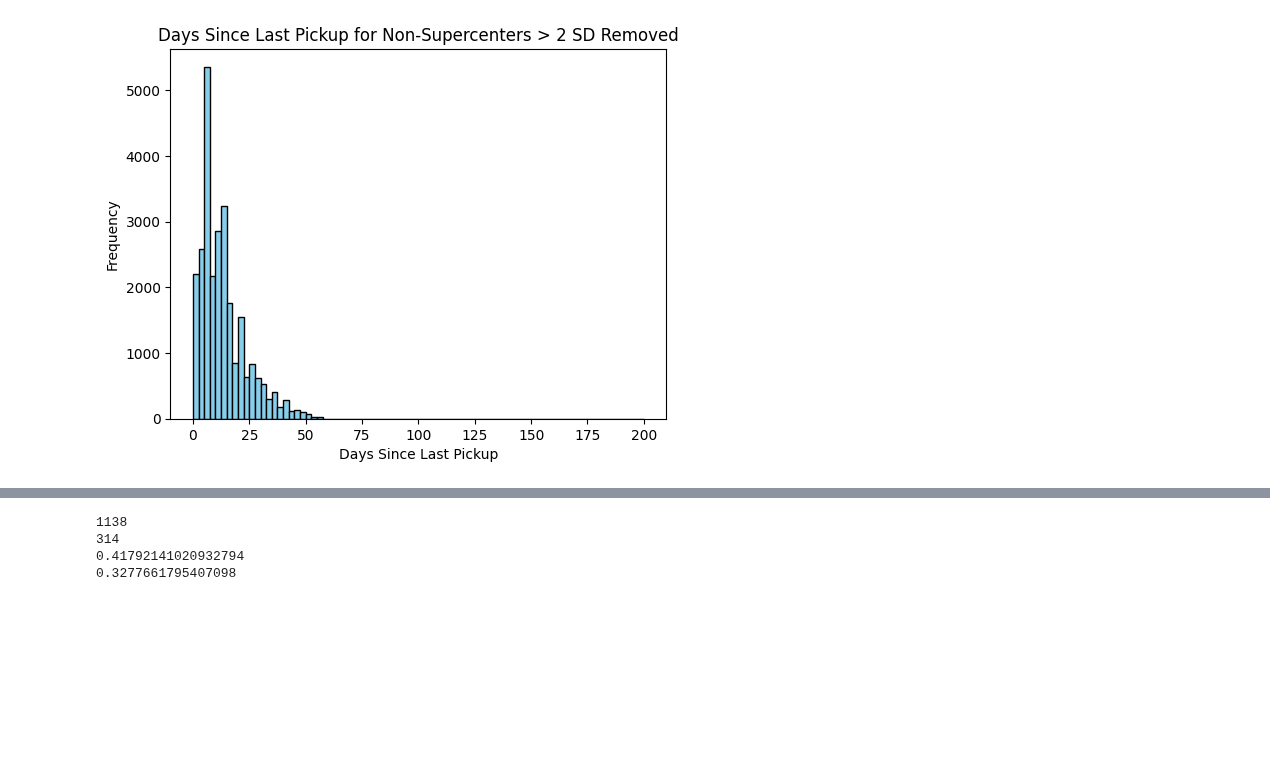
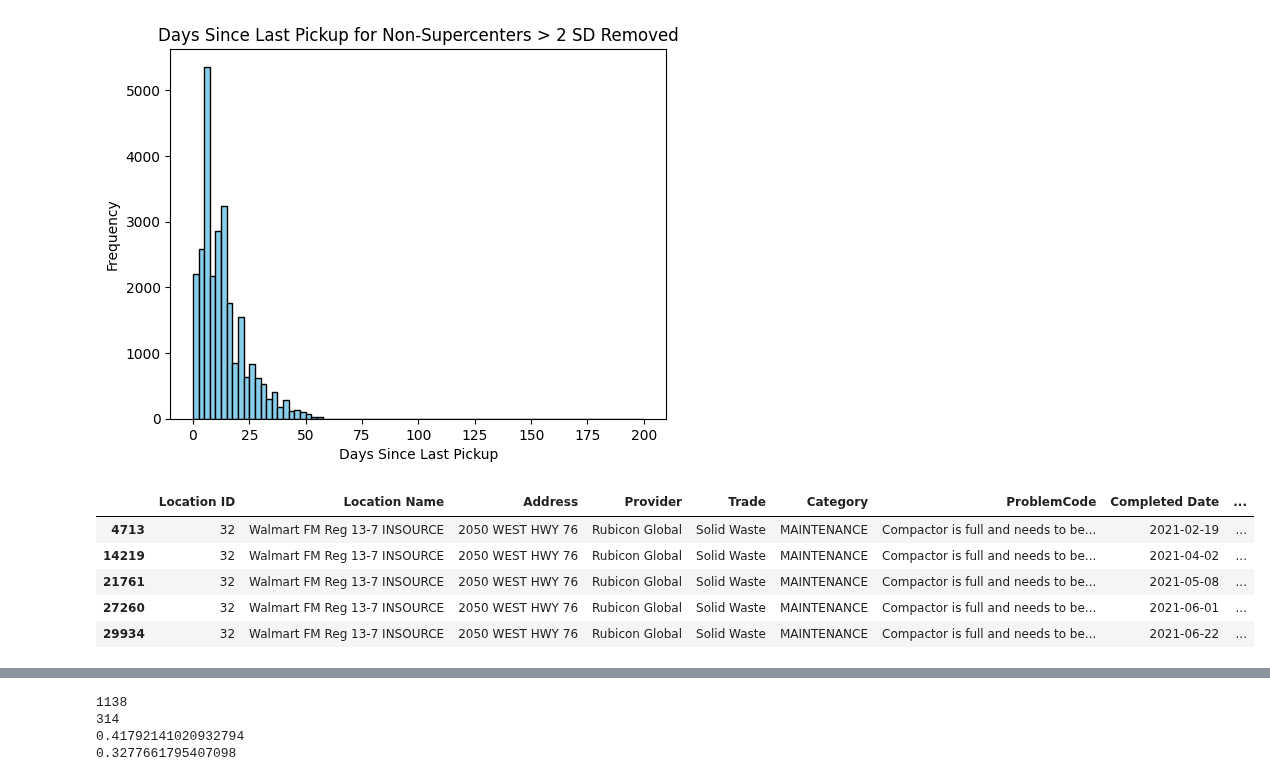
Before and after one commit to jli615/dtxwalmart, a Jupyter notebook: splitting.ipynb, the cells around one changed output, grey strips where cells are left out. Drawn from its saved outputs; the diff is of its cells as text; code cells hidden in the pictures; blank space fills up the shorter version.

```diff
--- a/splitting.ipynb
+++ b/splitting.ipynb
@@ -491,3 +491,12 @@ plt.title('Days Since Last Pickup for Non-Supercenters > 2 SD Removed')
 plt.show()
 # %% [output]
 [figure]
+# %%
+non_super_pickup_above_SD_with_stores_removed.head()
+# %% [output]
+|  | Location ID | Location Name | Address | Provider | Trade | Category | ProblemCode | Completed Date | ... |
+| 4713 | 32 | Walmart FM Reg 13-7 INSOURCE | 2050 WEST HWY 76 | Rubicon Global | Solid Waste | MAINTENANCE | Compactor is full and needs to be... | 2021-02-19 | ... |
+| 14219 | 32 | Walmart FM Reg 13-7 INSOURCE | 2050 WEST HWY 76 | Rubicon Global | Solid Waste | MAINTENANCE | Compactor is full and needs to be... | 2021-04-02 | ... |
+| 21761 | 32 | Walmart FM Reg 13-7 INSOURCE | 2050 WEST HWY 76 | Rubicon Global | Solid Waste | MAINTENANCE | Compactor is full and needs to be... | 2021-05-08 | ... |
+| 27260 | 32 | Walmart FM Reg 13-7 INSOURCE | 2050 WEST HWY 76 | Rubicon Global | Solid Waste | MAINTENANCE | Compactor is full and needs to be... | 2021-06-01 | ... |
+| 29934 | 32 | Walmart FM Reg 13-7 INSOURCE | 2050 WEST HWY 76 | Rubicon Global | Solid Waste | MAINTENANCE | Compactor is full and needs to be... | 2021-06-22 | ... |
```
Also changed, not shown: parts of 6 cells of this notebook.
